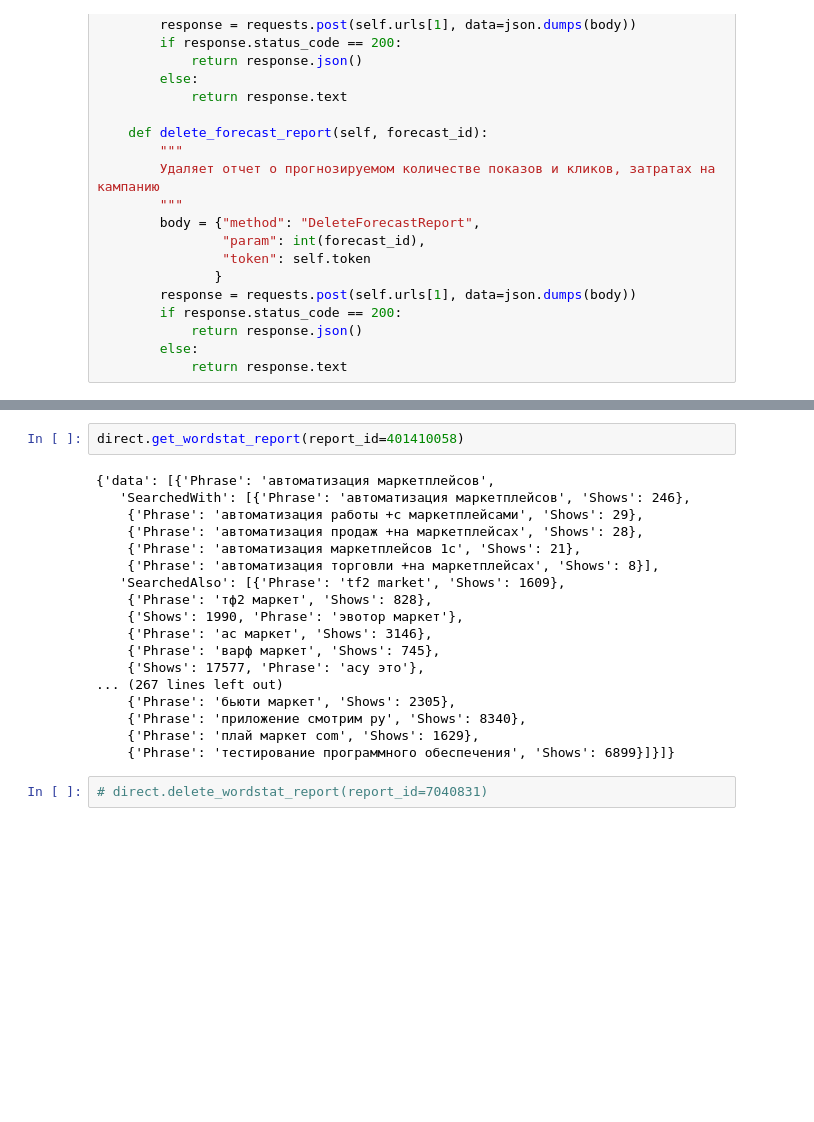
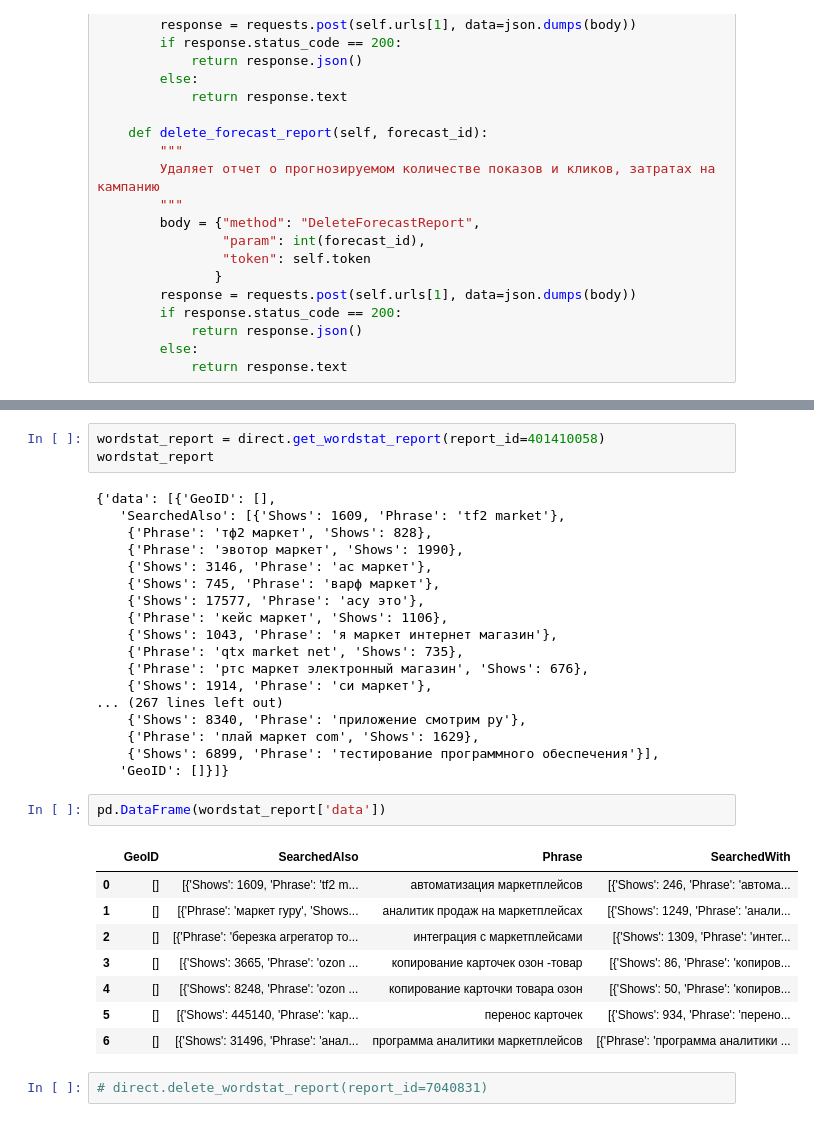
Before and after one commit to FED32/yandex_direct_parser, a Jupyter notebook: yandex_direct_class.ipynb, the cells around one changed output, grey strips where cells are left out. Drawn from its saved outputs; the diff is of its cells as text; blank space fills up the shorter version.

```diff
--- a/yandex_direct_class.ipynb
+++ b/yandex_direct_class.ipynb
@@ -231,23 +232,35 @@ direct.get_wordstat_report_list()
 # %%
-direct.get_wordstat_report(report_id=401410058)
+wordstat_report = direct.get_wordstat_report(report_id=401410058)
+wordstat_report
 # %% [output]
-{'data': [{'Phrase': 'автоматизация маркетплейсов',
-   'SearchedWith': [{'Phrase': 'автоматизация маркетплейсов', 'Shows': 246},
-    {'Phrase': 'автоматизация работы +с маркетплейсами', 'Shows': 29},
-    {'Phrase': 'автоматизация продаж +на маркетплейсах', 'Shows': 28},
-    {'Phrase': 'автоматизация маркетплейсов 1с', 'Shows': 21},
-    {'Phrase': 'автоматизация торговли +на маркетплейсах', 'Shows': 8}],
-   'SearchedAlso': [{'Phrase': 'tf2 market', 'Shows': 1609},
+{'data': [{'GeoID': [],
+   'SearchedAlso': [{'Shows': 1609, 'Phrase': 'tf2 market'},
     {'Phrase': 'тф2 маркет', 'Shows': 828},
-    {'Shows': 1990, 'Phrase': 'эвотор маркет'},
-    {'Phrase': 'ас маркет', 'Shows': 3146},
-    {'Phrase': 'варф маркет', 'Shows': 745},
+    {'Phrase': 'эвотор маркет', 'Shows': 1990},
+    {'Shows': 3146, 'Phrase': 'ас маркет'},
+    {'Shows': 745, 'Phrase': 'варф маркет'},
     {'Shows': 17577, 'Phrase': 'асу это'},
+    {'Phrase': 'кейс маркет', 'Shows': 1106},
+    {'Shows': 1043, 'Phrase': 'я маркет интернет магазин'},
+    {'Phrase': 'qtx market net', 'Shows': 735},
+    {'Phrase': 'ртс маркет электронный магазин', 'Shows': 676},
+    {'Shows': 1914, 'Phrase': 'си маркет'},
 ... (267 lines left out)
-    {'Phrase': 'бьюти маркет', 'Shows': 2305},
-    {'Phrase': 'приложение смотрим ру', 'Shows': 8340},
+    {'Shows': 8340, 'Phrase': 'приложение смотрим ру'},
     {'Phrase': 'плай маркет com', 'Shows': 1629},
-    {'Phrase': 'тестирование программного обеспечения', 'Shows': 6899}]}]}
+    {'Shows': 6899, 'Phrase': 'тестирование программного обеспечения'}],
+   'GeoID': []}]}
+# %%
+pd.DataFrame(wordstat_report['data'])
+# %% [output]
+|  | GeoID | SearchedAlso | Phrase | SearchedWith |
+| 0 | [] | [{'Shows': 1609, 'Phrase': 'tf2 m... | автоматизация маркетплейсов | [{'Shows': 246, 'Phrase': 'автома... |
+| 1 | [] | [{'Phrase': 'маркет гуру', 'Shows... | аналитик продаж на маркетплейсах | [{'Shows': 1249, 'Phrase': 'анали... |
+| 2 | [] | [{'Phrase': 'березка агрегатор то... | интеграция с маркетплейсами | [{'Shows': 1309, 'Phrase': 'интег... |
+| 3 | [] | [{'Shows': 3665, 'Phrase': 'ozon ... | копирование карточек озон -товар | [{'Shows': 86, 'Phrase': 'копиров... |
+| 4 | [] | [{'Shows': 8248, 'Phrase': 'ozon ... | копирование карточки товара озон | [{'Shows': 50, 'Phrase': 'копиров... |
+| 5 | [] | [{'Shows': 445140, 'Phrase': 'кар... | перенос карточек | [{'Shows': 934, 'Phrase': 'перено... |
+| 6 | [] | [{'Shows': 31496, 'Phrase': 'анал... | программа аналитики маркетплейсов | [{'Phrase': 'программа аналитики ... |
 # %%
 # direct.delete_wordstat_report(report_id=7040831)
 # %%
```
Also changed, not shown: parts of 9 cells of this notebook.
